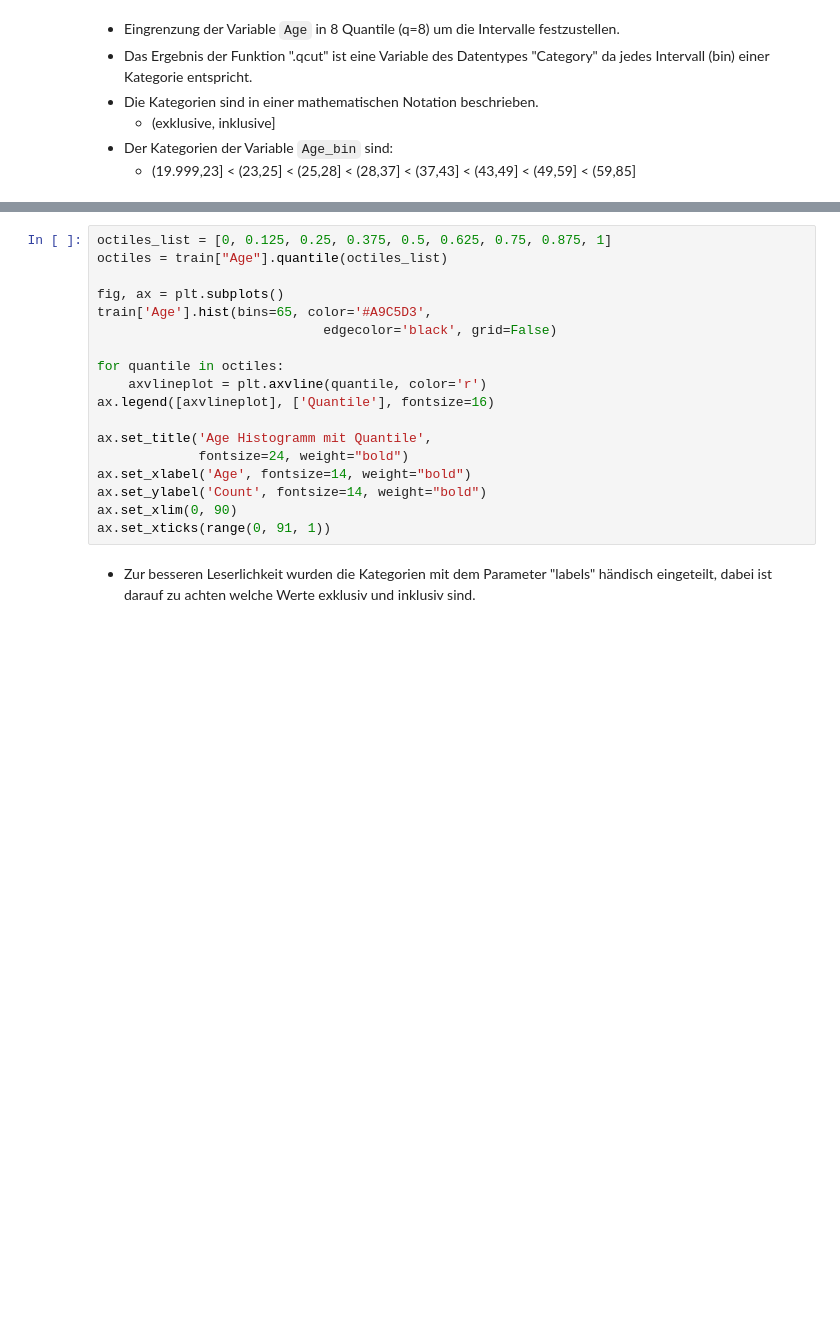
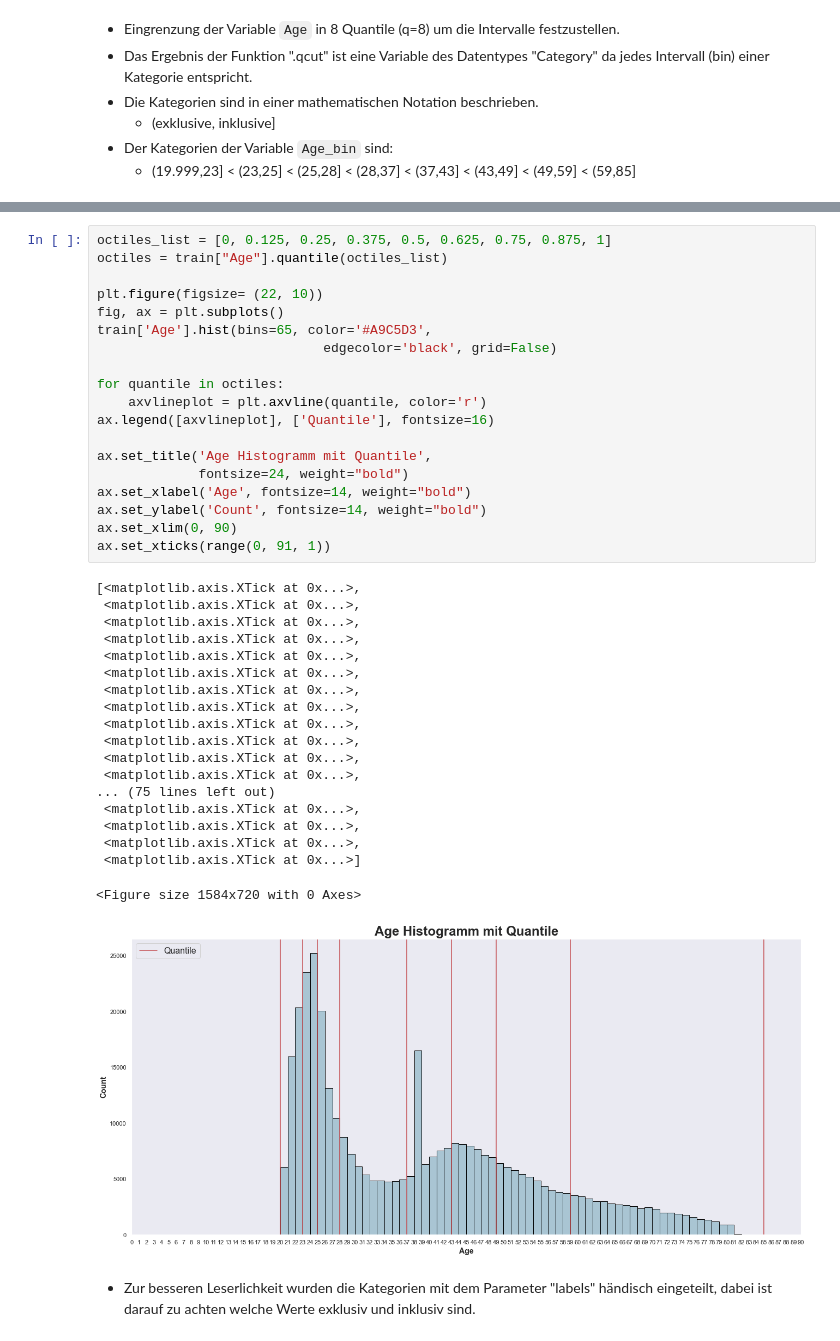
Before and after one commit to Oshimani/datanalaysispython_ws2122, a Jupyter notebook: DatenAnalyseMitPython.ipynb, the cells around one changed output, grey strips where cells are left out. Cells and saved outputs as stored; diff of their text form; blank space fills up the shorter version.

```diff
--- a/DatenAnalyseMitPython.ipynb
+++ b/DatenAnalyseMitPython.ipynb
@@ -1050,21 +1189,42 @@ train['Age_bins'].value_counts().sort_index()
 # %%
 octiles_list = [0, 0.125, 0.25, 0.375, 0.5, 0.625, 0.75, 0.875, 1]
 octiles = train["Age"].quantile(octiles_list)
 
+plt.figure(figsize= (22, 10))
 fig, ax = plt.subplots()
 train['Age'].hist(bins=65, color='#A9C5D3',
                              edgecolor='black', grid=False)
 
 for quantile in octiles:
     axvlineplot = plt.axvline(quantile, color='r')
 ax.legend([axvlineplot], ['Quantile'], fontsize=16)
 
 ax.set_title('Age Histogramm mit Quantile',
              fontsize=24, weight="bold")
 ax.set_xlabel('Age', fontsize=14, weight="bold")
 ax.set_ylabel('Count', fontsize=14, weight="bold")
 ax.set_xlim(0, 90)
 ax.set_xticks(range(0, 91, 1))
+# %% [output]
+[<matplotlib.axis.XTick at 0x...>,
+ <matplotlib.axis.XTick at 0x...>,
+ <matplotlib.axis.XTick at 0x...>,
+ <matplotlib.axis.XTick at 0x...>,
+ <matplotlib.axis.XTick at 0x...>,
+ <matplotlib.axis.XTick at 0x...>,
+ <matplotlib.axis.XTick at 0x...>,
+ <matplotlib.axis.XTick at 0x...>,
+ <matplotlib.axis.XTick at 0x...>,
+ <matplotlib.axis.XTick at 0x...>,
+ <matplotlib.axis.XTick at 0x...>,
+ <matplotlib.axis.XTick at 0x...>,
+... (75 lines left out)
+ <matplotlib.axis.XTick at 0x...>,
+ <matplotlib.axis.XTick at 0x...>,
+ <matplotlib.axis.XTick at 0x...>,
+ <matplotlib.axis.XTick at 0x...>]
+<Figure size 1584x720 with 0 Axes>
+[figure, added]
 # %% [markdown]
 - Zur besseren Leserlichkeit wurden die Kategorien mit dem Parameter "labels" händisch eingeteilt, dabei ist darauf zu achten welche Werte exklusiv und inklusiv sind.
 # %%
```
Also changed, not shown: parts of 31 cells of this notebook.
